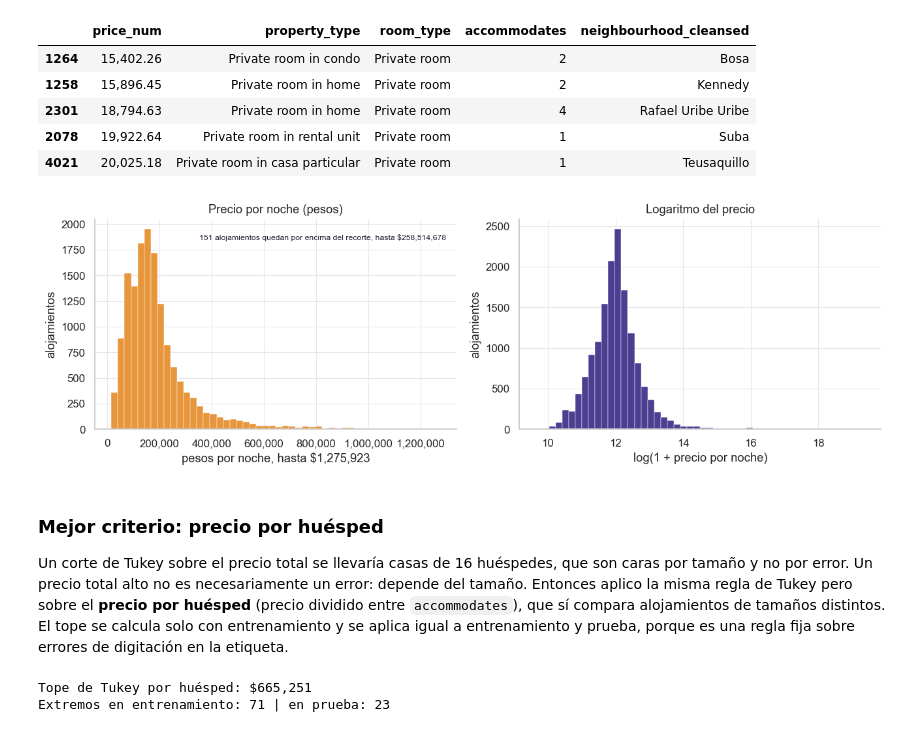
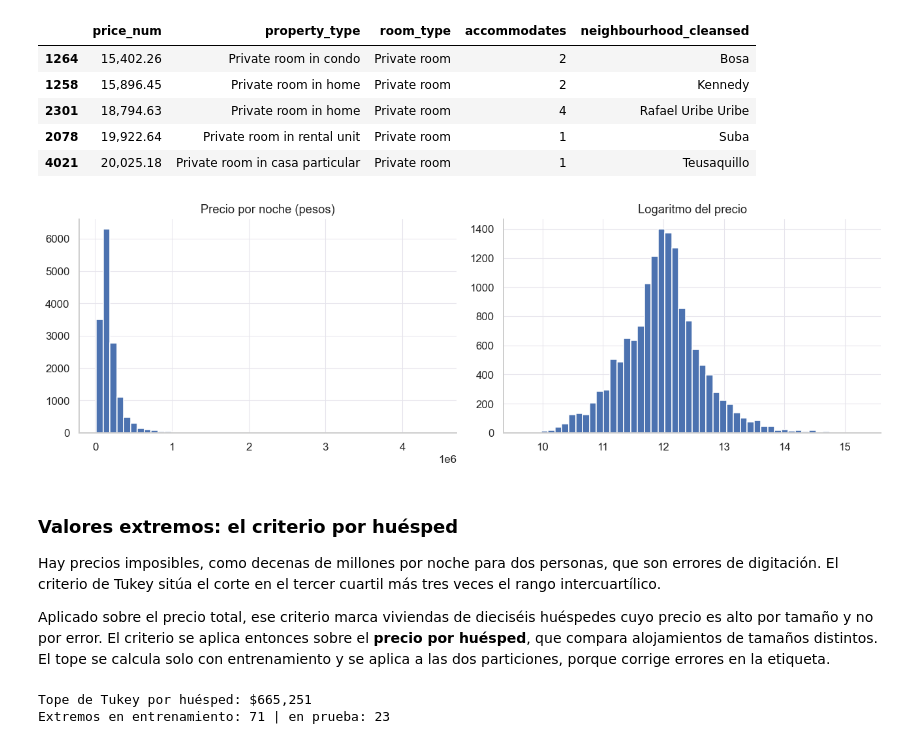
Before and after one commit to AndresMoreiraF/proyecto-airbnb, a Jupyter notebook: notebooks/Proyecto.ipynb, the cells around one changed output. Saved outputs shown, nothing was run; the diff lists cells and outputs as text; code cells hidden in the pictures.

```diff
--- a/notebooks/Proyecto.ipynb
+++ b/notebooks/Proyecto.ipynb
@@ -326,33 +351,26 @@ Los 5 más baratos:
 | 2078 | 19,922.64 | Private room in rental unit | Private room | 1 | Suba |
 | 4021 | 20,025.18 | Private room in casa particular | Private room | 1 | Teusaquillo |
 # %%
-fig, ejes = plt.subplots(1, 2, figsize=(12, 4))                             # crea una figura con dos gráficos lado a lado
-
-tope_vista = train["price_num"].quantile(0.99)                              # percentil 99, para que la cola no aplaste el histograma
-visibles = train.loc[train["price_num"] <= tope_vista, "price_num"]         # los alojamientos por debajo de ese percentil
-fuera_de_vista = (train["price_num"] > tope_vista).sum()                    # cuántos quedan por encima del recorte
-
-ejes[0].hist(visibles, bins=50, color=ACENTO, edgecolor="white", linewidth=0.3)   # histograma del precio en pesos, recortado
-ejes[0].set_title("Precio por noche (pesos)")                               # título del primer gráfico
-ejes[0].set_xlabel(f"pesos por noche, hasta ${tope_vista:,.0f}")            # el recorte queda declarado en el eje
-ejes[0].set_ylabel("alojamientos")                                          # etiqueta del eje vertical
-ejes[0].xaxis.set_major_formatter(plt.FuncFormatter(lambda v, p: f"{v:,.0f}"))   # separador de miles en el eje
-ejes[0].text(0.97, 0.93, f"{fuera_de_vista} alojamientos quedan por encima del recorte, "   # avisa de lo que no se ve
-             f"hasta ${train['price_num'].max():,.0f}",
-             transform=ejes[0].transAxes, ha="right", va="top", fontsize=8, color=TINTA)
-
-ejes[1].hist(np.log1p(train["price_num"]), bins=50, color=MORADO, edgecolor="white", linewidth=0.3)   # el mismo precio en escala logarítmica
-ejes[1].set_title("Logaritmo del precio")                                   # título del segundo gráfico
-ejes[1].set_xlabel("log(1 + precio por noche)")                             # etiqueta del eje horizontal
-ejes[1].set_ylabel("alojamientos")                                          # etiqueta del eje vertical
-
-plt.tight_layout()                                                          # acomoda los gráficos para que no se pisen
-plt.show()                                                                  # muestra la figura
+fig, ejes = plt.subplots(1, 2, figsize=(12, 4))                              # crea una figura con dos gráficos lado a lado
+ejes[0].hist(train["price_num"], bins=50)                                    # histograma del precio original, en 50 barras
+ejes[0].set_title("Precio por noche (pesos)")                                # título del primer gráfico
+ejes[1].hist(np.log1p(train["price_num"]), bins=50)                          # histograma del logaritmo del precio (log1p = log(1 + precio))
+ejes[1].set_title("Logaritmo del precio")                                    # título del segundo gráfico
+plt.tight_layout()                                                           # acomoda los gráficos para que no se pisen
+plt.show()                                                                   # muestra la figura
 # %% [output]
-[figure, old version]
+[figure, new version]
 # %% [markdown]
-### Mejor criterio: precio por huésped
-Un corte de Tukey sobre el precio total se llevaría casas de 16 huéspedes, que son caras por tamaño y no por error. Un precio total alto no es necesariamente un error: depende del tamaño. Entonces aplico la misma regla de Tukey pero sobre el **precio por huésped** (precio dividido entre `accommodates`), que sí compara alojamientos de tamaños distintos. El tope se calcula solo con entrenamiento y se aplica igual a entrenamiento y prueba, porque es una regla fija sobre errores de digitación en la etiqueta.
+### Valores extremos: el criterio por huésped
+
+Hay precios imposibles, como decenas de millones por noche para dos personas, que son errores
+de digitación. El criterio de Tukey sitúa el corte en el tercer cuartil más tres veces el rango
+intercuartílico.
+
+Aplicado sobre el precio total, ese criterio marca viviendas de dieciséis huéspedes cuyo precio
+es alto por tamaño y no por error. El criterio se aplica entonces sobre el **precio por
+huésped**, que compara alojamientos de tamaños distintos. El tope se calcula solo con
+entrenamiento y se aplica a las dos particiones, porque corrige errores en la etiqueta.
 # %%
 def por_huesped(df):                                                       # función que calcula el precio por huésped de una tabla
     return df["price_num"] / df["accommodates"].clip(lower=1)              # precio dividido entre huéspedes (mínimo 1 para no dividir por cero)
```
Also changed, not shown: parts of 55 cells of this notebook, 4 other files.
